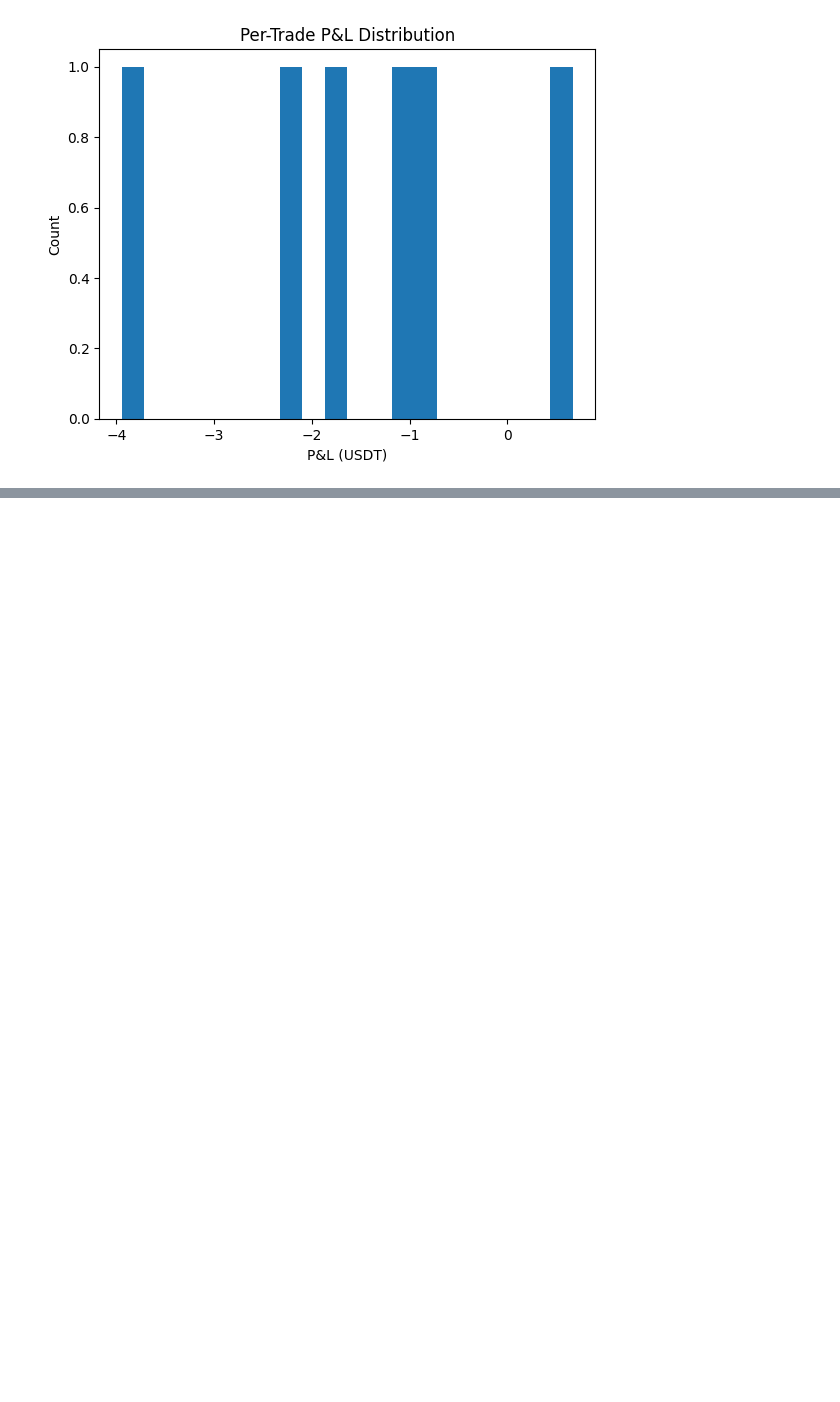
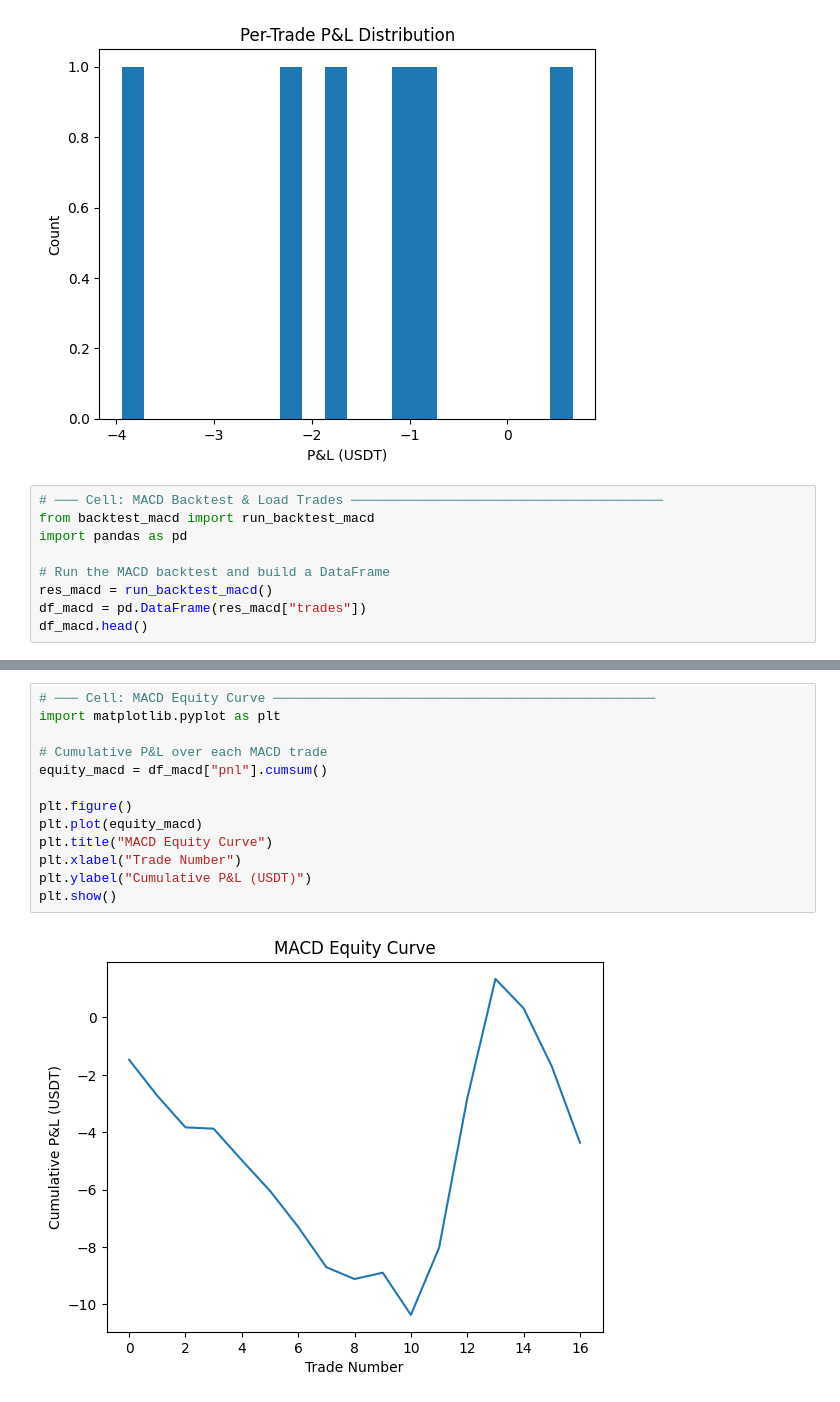
Before and after one commit to elijahmendezcs/solanabot, a Jupyter notebook: dashboard.ipynb, the cells around one changed output, grey strips where cells are left out. Saved outputs shown, nothing was run; the diff lists cells and outputs as text; blank space fills up the shorter version.

Commit message:
added macd strategy and backtest script, not good

```diff
--- a/dashboard.ipynb
+++ b/dashboard.ipynb
@@ -114,3 +114,12 @@ plt.ylabel("Count")
 plt.show()
 # %% [output]
 [figure]
+# %%
+# ─── Cell: MACD Backtest & Load Trades ────────────────────────────────────────
+from backtest_macd import run_backtest_macd
+import pandas as pd
+
+# Run the MACD backtest and build a DataFrame
+res_macd = run_backtest_macd()
+df_macd = pd.DataFrame(res_macd["trades"])
+df_macd.head()
@@ -116,0 +135,15 @@ plt.show()
+# %%
+# ─── Cell: MACD Equity Curve ─────────────────────────────────────────────────
+import matplotlib.pyplot as plt
+
+# Cumulative P&L over each MACD trade
+equity_macd = df_macd["pnl"].cumsum()
+
+plt.figure()
+plt.plot(equity_macd)
+plt.title("MACD Equity Curve")
+plt.xlabel("Trade Number")
+plt.ylabel("Cumulative P&L (USDT)")
+plt.show()
+# %% [output]
+[figure, added]
```
Also changed, not shown: parts of 3 cells of this notebook, 6 other files.
